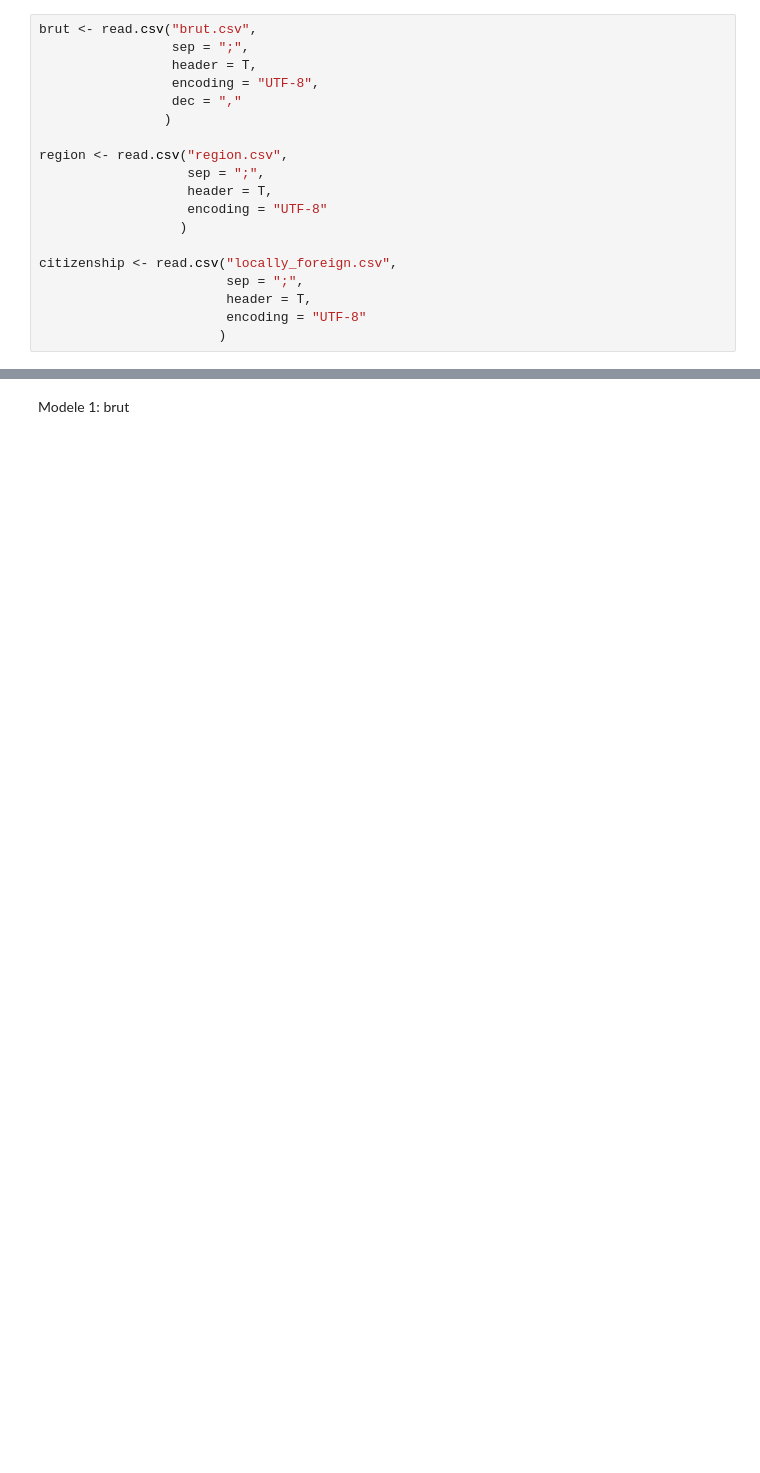
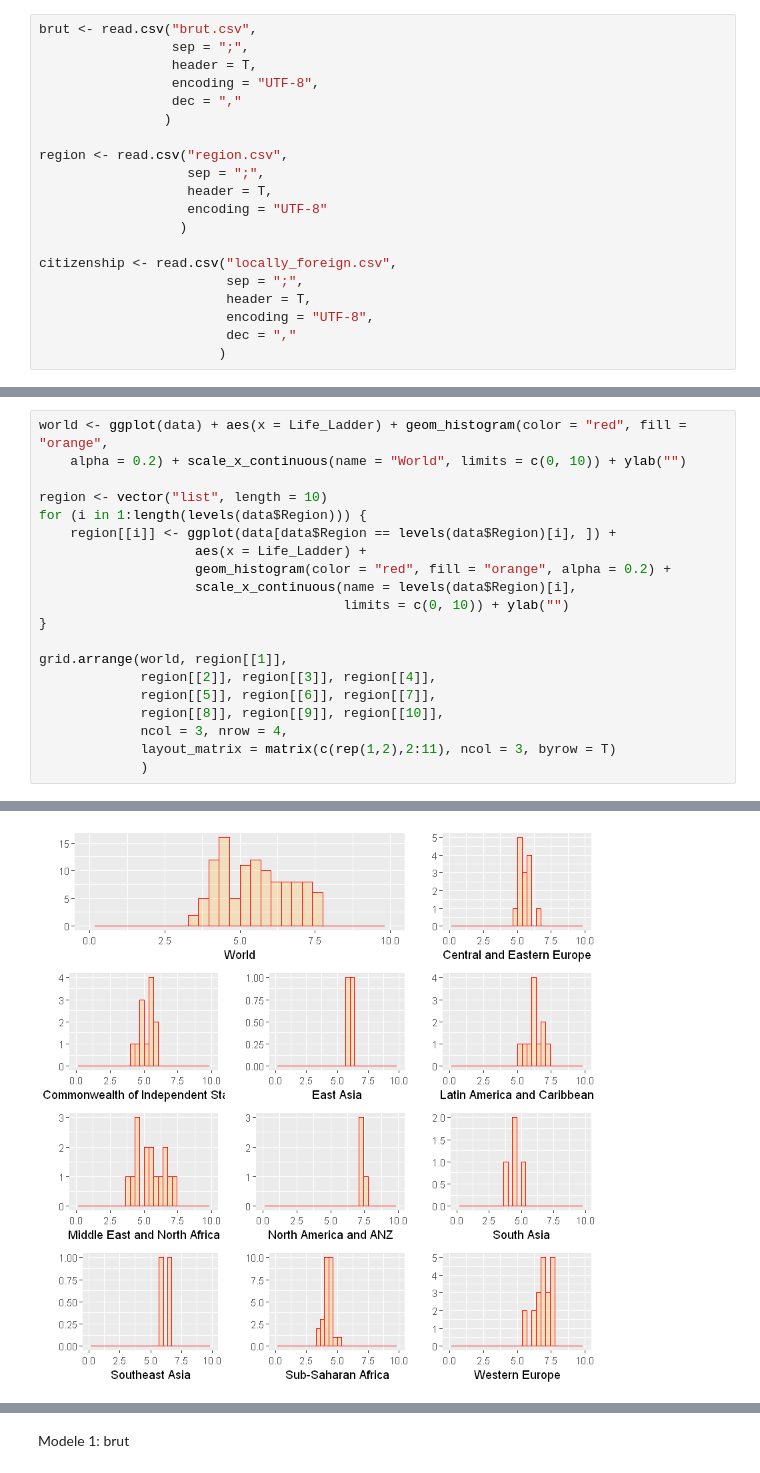
Before and after one commit to Lrakotoson/M_R, a Jupyter notebook: S1/M1Econometrie/Projet/HAPPINESS/Happiness_migration/happiness.ipynb, the cells around one changed output, grey strips where cells are left out. Drawn from its saved outputs; the diff is of its cells as text; blank space fills up the shorter version.

```diff
--- a/S1/M1Econometrie/Projet/HAPPINESS/Happiness_migration/happiness.ipynb
+++ b/S1/M1Econometrie/Projet/HAPPINESS/Happiness_migration/happiness.ipynb
@@ -15,5 +70,6 @@ region <- read.csv("region.csv",
 citizenship <- read.csv("locally_foreign.csv",
                         sep = ";",
                         header = T,
-                        encoding = "UTF-8"
+                        encoding = "UTF-8",
+                        dec = ","
                        )
@@ -43,0 +98,21 @@ head(brut)
+# %%
+world <- ggplot(data) + aes(x = Life_Ladder) + geom_histogram(color = "red", fill = "orange",
+    alpha = 0.2) + scale_x_continuous(name = "World", limits = c(0, 10)) + ylab("")
+
+region <- vector("list", length = 10)
+for (i in 1:length(levels(data$Region))) {
+    region[[i]] <- ggplot(data[data$Region == levels(data$Region)[i], ]) +
+                    aes(x = Life_Ladder) +
+                    geom_histogram(color = "red", fill = "orange", alpha = 0.2) +
+                    scale_x_continuous(name = levels(data$Region)[i],
+                                       limits = c(0, 10)) + ylab("")
+}
+
+grid.arrange(world, region[[1]],
+             region[[2]], region[[3]], region[[4]],
+             region[[5]], region[[6]], region[[7]],
+             region[[8]], region[[9]], region[[10]],
+             ncol = 3, nrow = 4,
+             layout_matrix = matrix(c(rep(1,2),2:11), ncol = 3, byrow = T)
+             )
+# %% [output]
@@ -43,0 +136 @@ head(brut)
+[figure, added]
```
Also changed, not shown: parts of 19 cells of this notebook, 4 other files.
